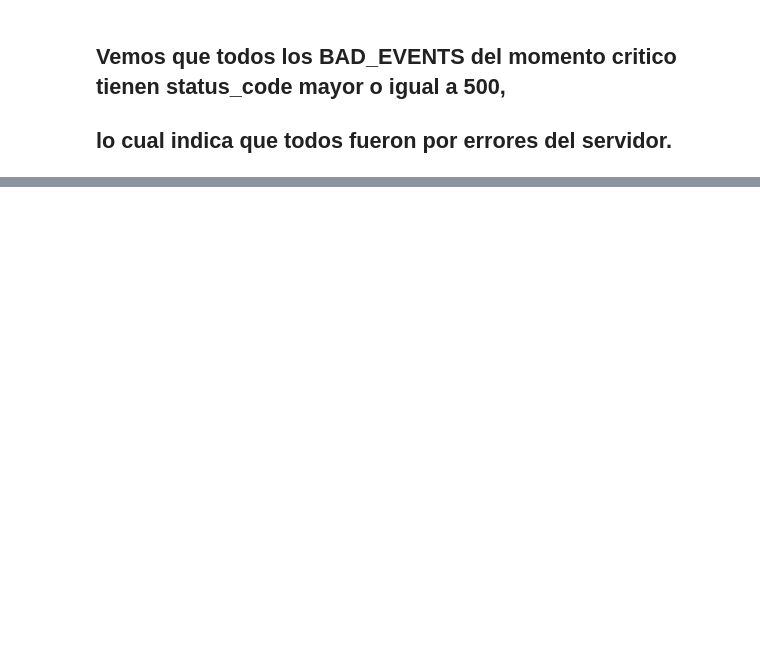
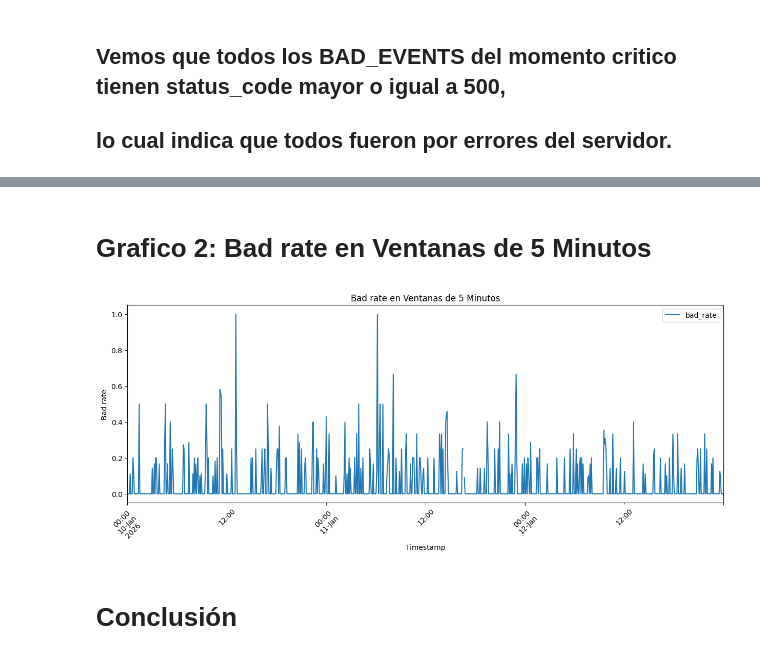
Before and after one commit to CarlosScura/Interpretacion-de-Logs, a Jupyter notebook: interpretacion_logs.ipynb, the cells around one changed output, grey strips where cells are left out. Drawn from its saved outputs; the diff is of its cells as text; code cells hidden in the pictures; blank space fills up the shorter version.

```diff
--- a/interpretacion_logs.ipynb
+++ b/interpretacion_logs.ipynb
@@ -203,6 +205,7 @@ windows[windows['total_events'] >=20].sort_values('bad_rate', ascending=False).h
 | 463 | 2026-01-11 14:35:00+00:00 | 255 | 117 | 0.458824 |
 | 462 | 2026-01-11 14:30:00+00:00 | 156 | 68 | 0.435897 |
 # %%
+windows = windows.rename(columns={'timestamp_event': 'window_start'})
 critical_window = windows[windows['total_events'] >= 20].sort_values('bad_rate', ascending=False).iloc[0]
 critical_window
 # %% [output]
@@ -287,0 +392,8 @@ Name: count, dtype: int64
+# %% [markdown]
+# Grafico 2: Bad rate en Ventanas de 5 Minutos
+# %%
+graf2 = windows.plot(title='Bad rate en Ventanas de 5 Minutos',x='window_start', y='bad_rate', xlabel='Timestamp', rot=45, ylabel='Bad rate', figsize=(15, 5))
+# %% [output]
+[figure, added]
+# %% [markdown]
+# Conclusión
```
Also changed, not shown: parts of 23 cells of this notebook.
